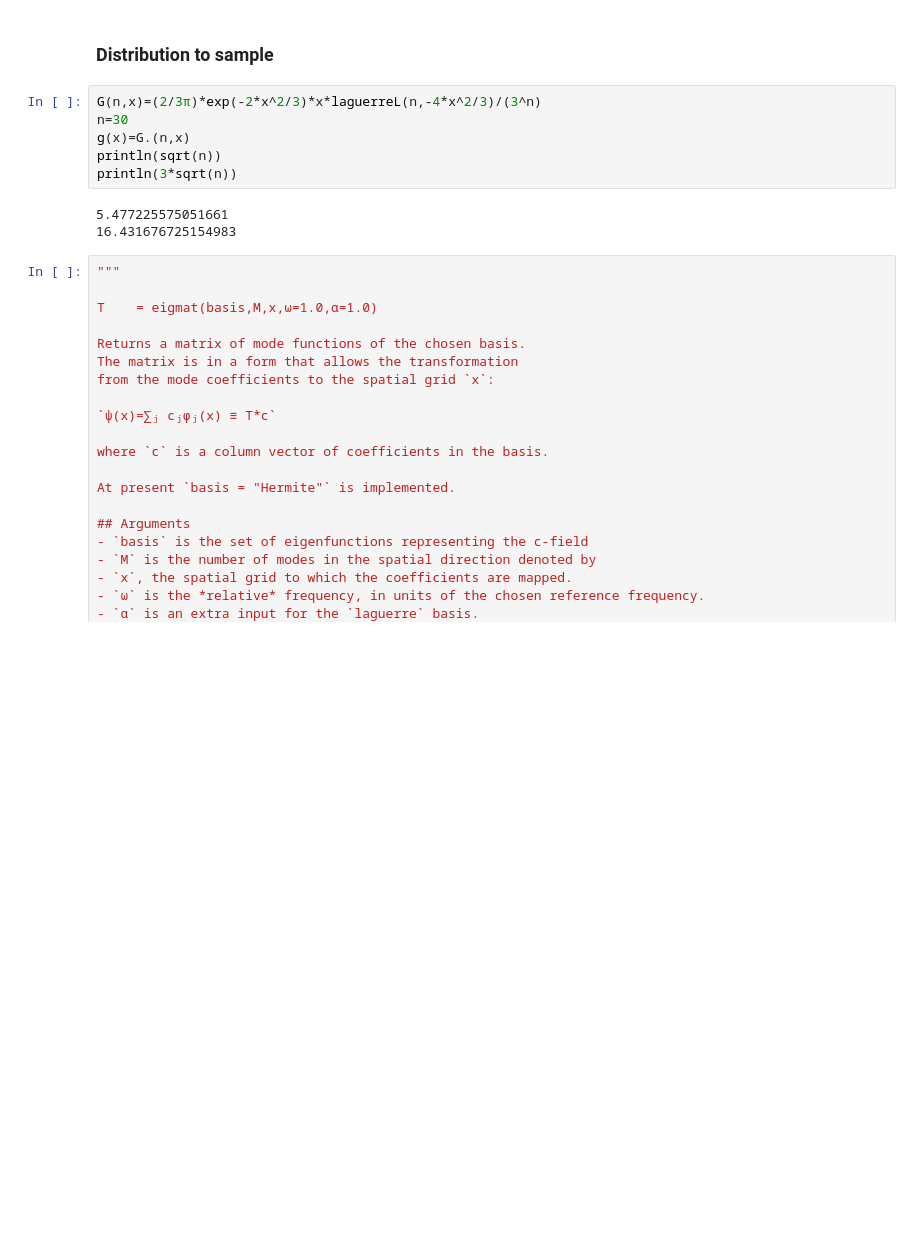
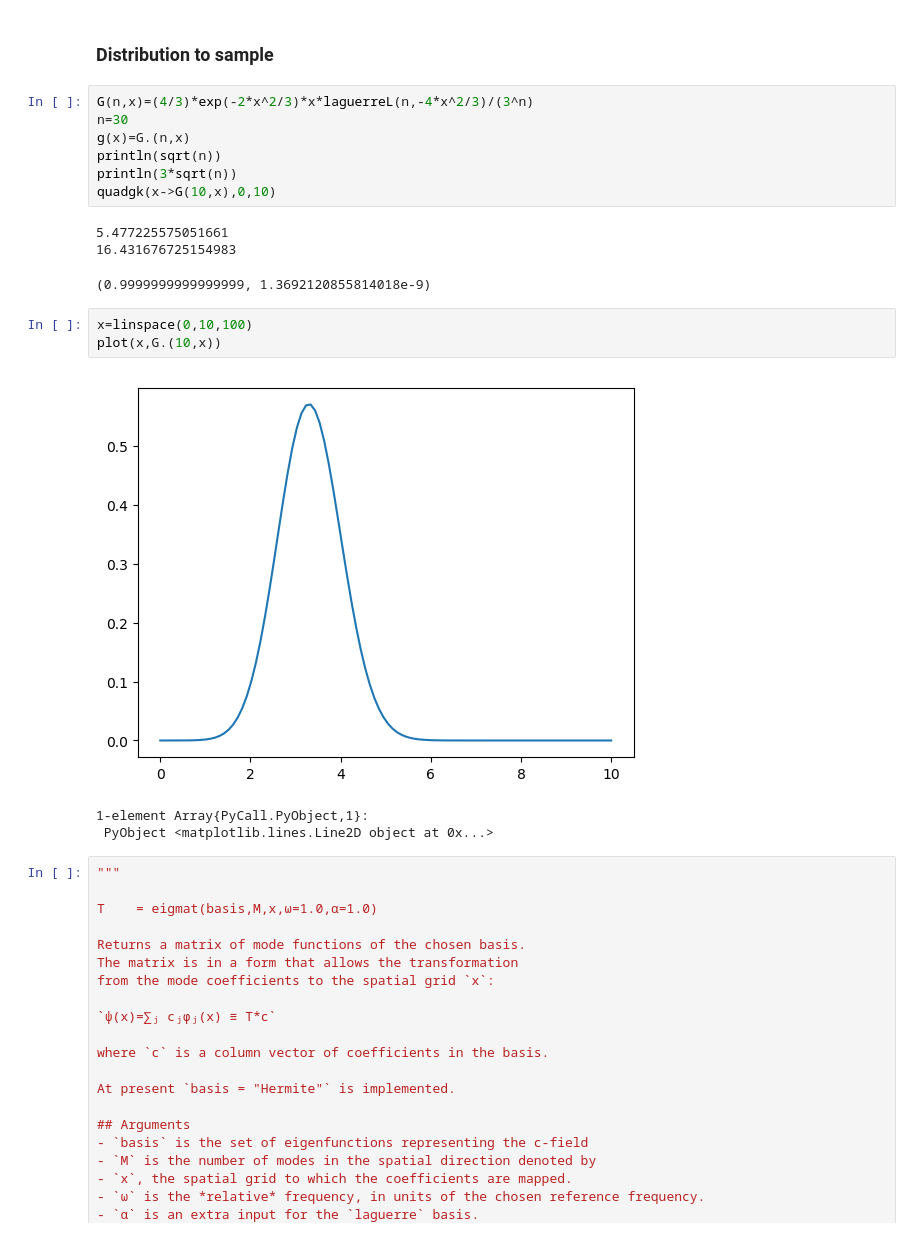
Before and after one commit to AshtonSBradley/PhaseSpaceTools.jl, a Jupyter notebook: examples/PhaseSpaceTools.ipynb, the cells around one changed output. Drawn from its saved outputs; the diff is of its cells as text; blank space fills up the shorter version.

```diff
--- a/examples/PhaseSpaceTools.ipynb
+++ b/examples/PhaseSpaceTools.ipynb
@@ -199,14 +212,23 @@ laguerreL(0,2)
 # %% [markdown]
 ### Distribution to sample
 # %%
-G(n,x)=(2/3π)*exp(-2*x^2/3)*x*laguerreL(n,-4*x^2/3)/(3^n)
+G(n,x)=(4/3)*exp(-2*x^2/3)*x*laguerreL(n,-4*x^2/3)/(3^n)
 n=30
 g(x)=G.(n,x)
 println(sqrt(n))
 println(3*sqrt(n))
+quadgk(x->G(10,x),0,10)
 # %% [output]
 5.477225575051661
 16.431676725154983
+(0.9999999999999999, 1.3692120855814018e-9)
+# %%
+x=linspace(0,10,100)
+plot(x,G.(10,x))
+# %% [output]
+[figure, added]
+1-element Array{PyCall.PyObject,1}:
+ PyObject <matplotlib.lines.Line2D object at 0x...>
 # %%
 """
 
```
Also changed, not shown: parts of 3 cells of this notebook.
